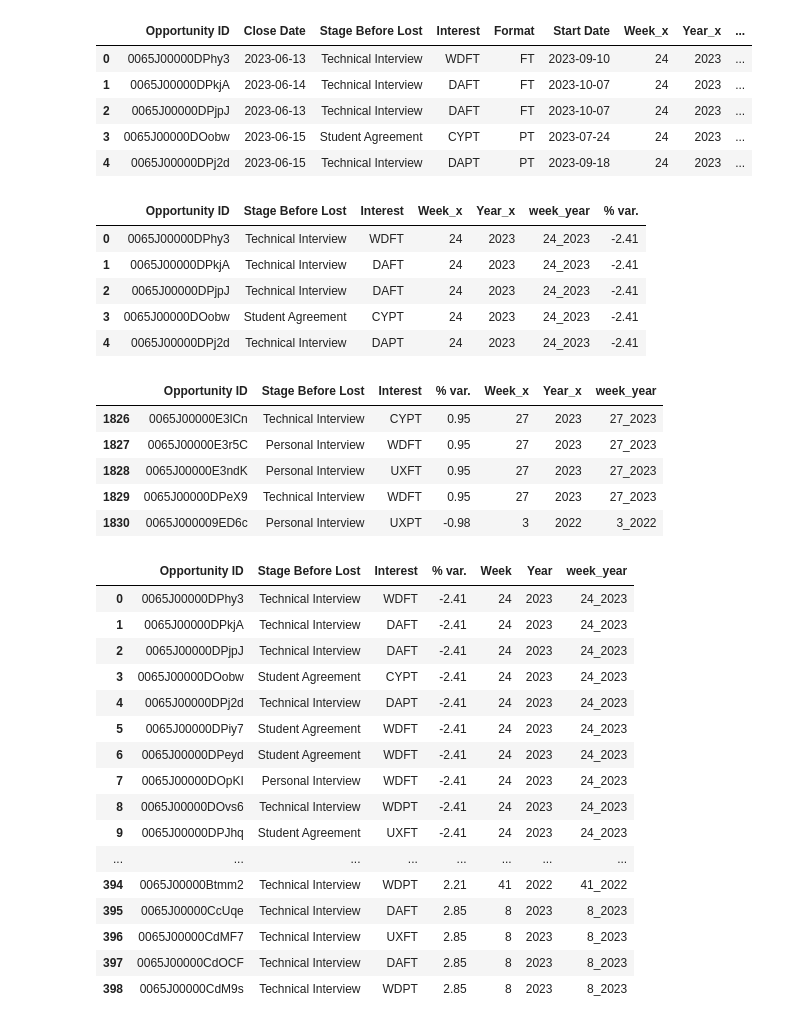
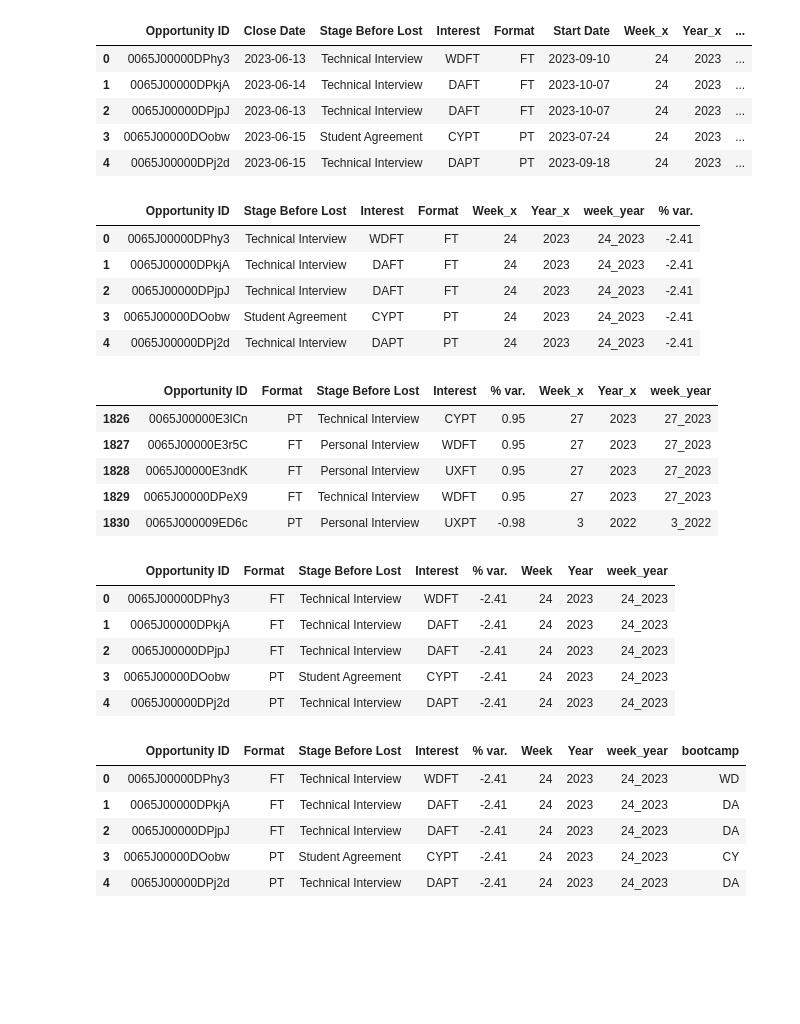
Before and after one commit to veronicamonper/ETL_Project, a Jupyter notebook: notebooks/visualizacion.ipynb, the cells around one changed output. Cells and saved outputs as stored; diff of their text form; code cells hidden in the pictures; blank space fills up the shorter version.

```diff
--- a/notebooks/visualizacion.ipynb
+++ b/notebooks/visualizacion.ipynb
@@ -98,30 +98,30 @@ df_merged.head()
 | 3 | 0065J00000DOobw | 2023-06-15 | Student Agreement | CYPT | PT | 2023-07-24 | 24 | 2023 | ... |
 | 4 | 0065J00000DPj2d | 2023-06-15 | Technical Interview | DAPT | PT | 2023-09-18 | 24 | 2023 | ... |
 # %%
-#eliminamos las columnas que no queremos
+# eliminamos las columnas que no queremos
 
-df_merged = df_merged.drop(['Close Date', 'Format', 'Start Date', 'Date', 'Closure', 'Opening', 'Max', 'Min', 'Euros', 'Week_y', 'Year_y'], axis=1)
+df_merged = df_merged.drop(['Close Date',  'Start Date', 'Date', 'Closure', 'Opening', 'Max', 'Min', 'Euros', 'Week_y', 'Year_y'], axis=1)
 
 df_merged.head()
 # %% [output]
-|  | Opportunity ID | Stage Before Lost | Interest | Week_x | Year_x | week_year | % var. |
-| 0 | 0065J00000DPhy3 | Technical Interview | WDFT | 24 | 2023 | 24_2023 | -2.41 |
-| 1 | 0065J00000DPkjA | Technical Interview | DAFT | 24 | 2023 | 24_2023 | -2.41 |
-| 2 | 0065J00000DPjpJ | Technical Interview | DAFT | 24 | 2023 | 24_2023 | -2.41 |
-| 3 | 0065J00000DOobw | Student Agreement | CYPT | 24 | 2023 | 24_2023 | -2.41 |
-| 4 | 0065J00000DPj2d | Technical Interview | DAPT | 24 | 2023 | 24_2023 | -2.41 |
+|  | Opportunity ID | Stage Before Lost | Interest | Format | Week_x | Year_x | week_year | % var. |
+| 0 | 0065J00000DPhy3 | Technical Interview | WDFT | FT | 24 | 2023 | 24_2023 | -2.41 |
+| 1 | 0065J00000DPkjA | Technical Interview | DAFT | FT | 24 | 2023 | 24_2023 | -2.41 |
+| 2 | 0065J00000DPjpJ | Technical Interview | DAFT | FT | 24 | 2023 | 24_2023 | -2.41 |
+| 3 | 0065J00000DOobw | Student Agreement | CYPT | PT | 24 | 2023 | 24_2023 | -2.41 |
+| 4 | 0065J00000DPj2d | Technical Interview | DAPT | PT | 24 | 2023 | 24_2023 | -2.41 |
 # %%
 # reordenamos las columnas
 
-column_order = ['Opportunity ID', 'Stage Before Lost', 'Interest', '% var.', 'Week_x', 'Year_x', 'week_year']
+column_order = ['Opportunity ID', "Format", 'Stage Before Lost', 'Interest', '% var.', 'Week_x', 'Year_x', 'week_year']
 
 df_merged = df_merged.reindex(columns=column_order)
 df_merged.tail()
 # %% [output]
-|  | Opportunity ID | Stage Before Lost | Interest | % var. | Week_x | Year_x | week_year |
-| 1826 | 0065J00000E3lCn | Technical Interview | CYPT | 0.95 | 27 | 2023 | 27_2023 |
-| 1827 | 0065J00000E3r5C | Personal Interview | WDFT | 0.95 | 27 | 2023 | 27_2023 |
-| 1828 | 0065J00000E3ndK | Personal Interview | UXFT | 0.95 | 27 | 2023 | 27_2023 |
-| 1829 | 0065J00000DPeX9 | Technical Interview | WDFT | 0.95 | 27 | 2023 | 27_2023 |
-| 1830 | 0065J000009ED6c | Personal Interview | UXPT | -0.98 | 3 | 2022 | 3_2022 |
+|  | Opportunity ID | Format | Stage Before Lost | Interest | % var. | Week_x | Year_x | week_year |
+| 1826 | 0065J00000E3lCn | PT | Technical Interview | CYPT | 0.95 | 27 | 2023 | 27_2023 |
+| 1827 | 0065J00000E3r5C | FT | Personal Interview | WDFT | 0.95 | 27 | 2023 | 27_2023 |
+| 1828 | 0065J00000E3ndK | FT | Personal Interview | UXFT | 0.95 | 27 | 2023 | 27_2023 |
+| 1829 | 0065J00000DPeX9 | FT | Technical Interview | WDFT | 0.95 | 27 | 2023 | 27_2023 |
+| 1830 | 0065J000009ED6c | PT | Personal Interview | UXPT | -0.98 | 3 | 2022 | 3_2022 |
 # %%
@@ -131,22 +131,11 @@ pd.set_option('display.max_columns', None)
 
 df_merged = df_merged.rename(columns={'Week_x': 'Week', 'Year_x': 'Year'})
 # %%
-df_merged
+df_merged.head()
 # %% [output]
-|  | Opportunity ID | Stage Before Lost | Interest | % var. | Week | Year | week_year |
-| 0 | 0065J00000DPhy3 | Technical Interview | WDFT | -2.41 | 24 | 2023 | 24_2023 |
-| 1 | 0065J00000DPkjA | Technical Interview | DAFT | -2.41 | 24 | 2023 | 24_2023 |
-| 2 | 0065J00000DPjpJ | Technical Interview | DAFT | -2.41 | 24 | 2023 | 24_2023 |
-| 3 | 0065J00000DOobw | Student Agreement | CYPT | -2.41 | 24 | 2023 | 24_2023 |
-| 4 | 0065J00000DPj2d | Technical Interview | DAPT | -2.41 | 24 | 2023 | 24_2023 |
-| 5 | 0065J00000DPiy7 | Student Agreement | WDFT | -2.41 | 24 | 2023 | 24_2023 |
-| 6 | 0065J00000DPeyd | Student Agreement | WDFT | -2.41 | 24 | 2023 | 24_2023 |
-| 7 | 0065J00000DOpKI | Personal Interview | WDFT | -2.41 | 24 | 2023 | 24_2023 |
-| 8 | 0065J00000DOvs6 | Technical Interview | WDPT | -2.41 | 24 | 2023 | 24_2023 |
-| 9 | 0065J00000DPJhq | Student Agreement | UXFT | -2.41 | 24 | 2023 | 24_2023 |
-| ... | ... | ... | ... | ... | ... | ... | ... |
-| 394 | 0065J00000Btmm2 | Technical Interview | WDPT | 2.21 | 41 | 2022 | 41_2022 |
-| 395 | 0065J00000CcUqe | Technical Interview | DAFT | 2.85 | 8 | 2023 | 8_2023 |
-| 396 | 0065J00000CdMF7 | Technical Interview | UXFT | 2.85 | 8 | 2023 | 8_2023 |
-| 397 | 0065J00000CdOCF | Technical Interview | DAFT | 2.85 | 8 | 2023 | 8_2023 |
-| 398 | 0065J00000CdM9s | Technical Interview | WDPT | 2.85 | 8 | 2023 | 8_2023 |
+|  | Opportunity ID | Format | Stage Before Lost | Interest | % var. | Week | Year | week_year |
+| 0 | 0065J00000DPhy3 | FT | Technical Interview | WDFT | -2.41 | 24 | 2023 | 24_2023 |
+| 1 | 0065J00000DPkjA | FT | Technical Interview | DAFT | -2.41 | 24 | 2023 | 24_2023 |
+| 2 | 0065J00000DPjpJ | FT | Technical Interview | DAFT | -2.41 | 24 | 2023 | 24_2023 |
+| 3 | 0065J00000DOobw | PT | Student Agreement | CYPT | -2.41 | 24 | 2023 | 24_2023 |
+| 4 | 0065J00000DPj2d | PT | Technical Interview | DAPT | -2.41 | 24 | 2023 | 24_2023 |
@@ -152,0 +147,9 @@ df_merged
+# %%
+df_merged.head()
+# %% [output]
+|  | Opportunity ID | Format | Stage Before Lost | Interest | % var. | Week | Year | week_year | bootcamp |
+| 0 | 0065J00000DPhy3 | FT | Technical Interview | WDFT | -2.41 | 24 | 2023 | 24_2023 | WD |
+| 1 | 0065J00000DPkjA | FT | Technical Interview | DAFT | -2.41 | 24 | 2023 | 24_2023 | DA |
+| 2 | 0065J00000DPjpJ | FT | Technical Interview | DAFT | -2.41 | 24 | 2023 | 24_2023 | DA |
+| 3 | 0065J00000DOobw | PT | Student Agreement | CYPT | -2.41 | 24 | 2023 | 24_2023 | CY |
+| 4 | 0065J00000DPj2d | PT | Technical Interview | DAPT | -2.41 | 24 | 2023 | 24_2023 | DA |
```
Also changed, not shown: parts of 17 cells of this notebook, 1 other file.
